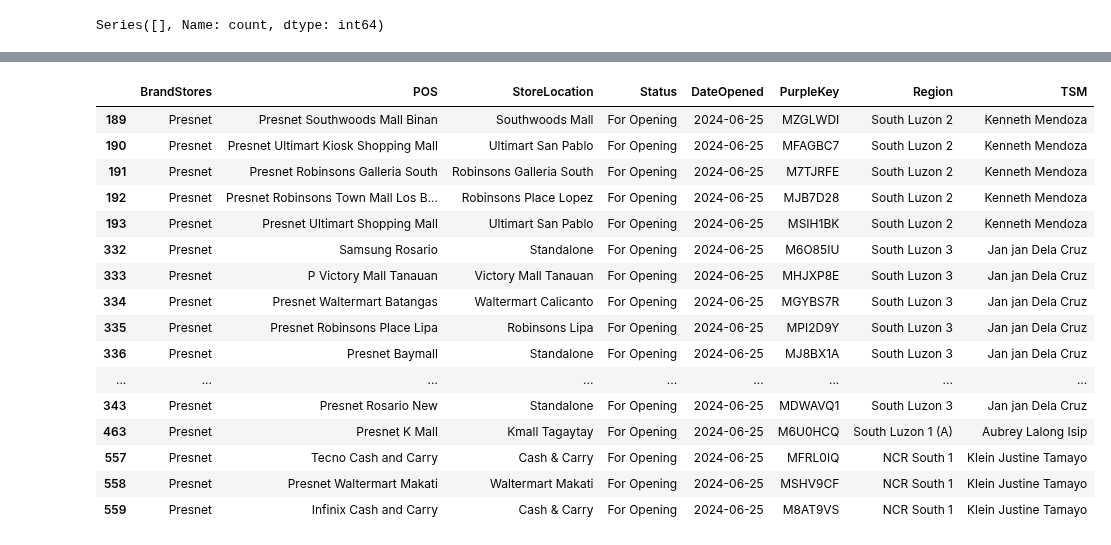
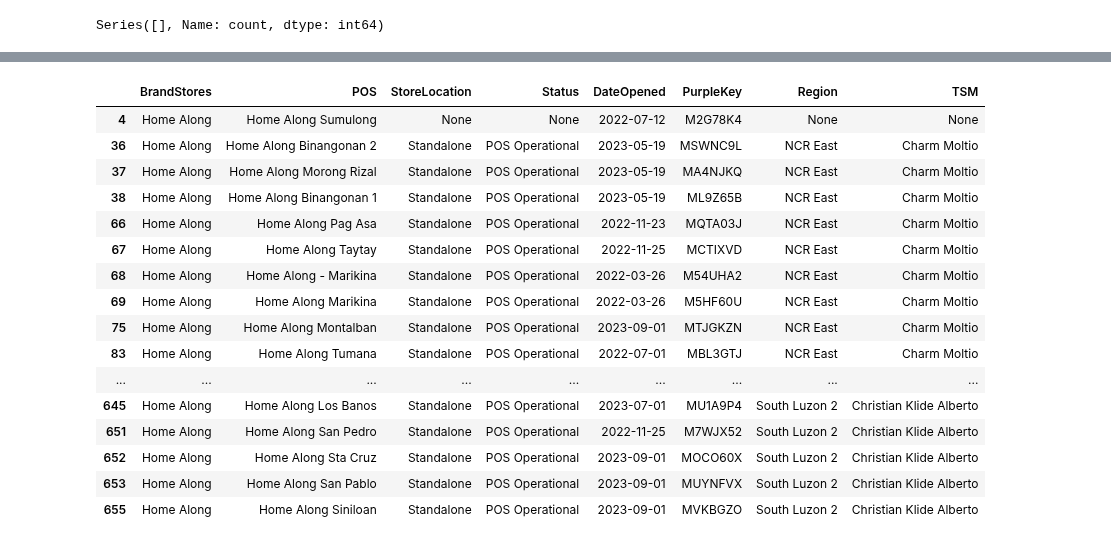
Before and after one commit to dchakroborti-tonik/POS_Addition, a Jupyter notebook: Notebook/Pos_mapping_new.ipynb, the cells around one changed output, grey strips where cells are left out. Saved outputs shown, nothing was run; the diff lists cells and outputs as text; code cells hidden in the pictures.

Commit message:
one pos added for Home Along

```diff
--- a/Notebook/Pos_mapping_new.ipynb
+++ b/Notebook/Pos_mapping_new.ipynb
@@ -431,22 +394,22 @@ df[df['PurpleKey'] =='MED970B']
 # %%
-df[df['BrandStores']=='Presnet']
+df[df['BrandStores']=='Home Along']
 # %% [output]
 |  | BrandStores | POS | StoreLocation | Status | DateOpened | PurpleKey | Region | TSM |
-| 189 | Presnet | Presnet Southwoods Mall Binan | Southwoods Mall | For Opening | 2024-06-25 | MZGLWDI | South Luzon 2 | Kenneth Mendoza |
-| 190 | Presnet | Presnet Ultimart Kiosk Shopping Mall | Ultimart San Pablo | For Opening | 2024-06-25 | MFAGBC7 | South Luzon 2 | Kenneth Mendoza |
-| 191 | Presnet | Presnet Robinsons Galleria South | Robinsons Galleria South | For Opening | 2024-06-25 | M7TJRFE | South Luzon 2 | Kenneth Mendoza |
-| 192 | Presnet | Presnet Robinsons Town Mall Los B... | Robinsons Place Lopez | For Opening | 2024-06-25 | MJB7D28 | South Luzon 2 | Kenneth Mendoza |
-| 193 | Presnet | Presnet Ultimart Shopping Mall | Ultimart San Pablo | For Opening | 2024-06-25 | MSIH1BK | South Luzon 2 | Kenneth Mendoza |
-| 332 | Presnet | Samsung Rosario | Standalone | For Opening | 2024-06-25 | M6O85IU | South Luzon 3 | Jan jan Dela Cruz |
-| 333 | Presnet | P Victory Mall Tanauan | Victory Mall Tanauan | For Opening | 2024-06-25 | MHJXP8E | South Luzon 3 | Jan jan Dela Cruz |
-| 334 | Presnet | Presnet Waltermart Batangas | Waltermart Calicanto | For Opening | 2024-06-25 | MGYBS7R | South Luzon 3 | Jan jan Dela Cruz |
-| 335 | Presnet | Presnet Robinsons Place Lipa | Robinsons Lipa | For Opening | 2024-06-25 | MPI2D9Y | South Luzon 3 | Jan jan Dela Cruz |
-| 336 | Presnet | Presnet Baymall | Standalone | For Opening | 2024-06-25 | MJ8BX1A | South Luzon 3 | Jan jan Dela Cruz |
+| 4 | Home Along | Home Along Sumulong | None | None | 2022-07-12 | M2G78K4 | None | None |
+| 36 | Home Along | Home Along Binangonan 2 | Standalone | POS Operational | 2023-05-19 | MSWNC9L | NCR East | Charm Moltio |
+| 37 | Home Along | Home Along Morong Rizal | Standalone | POS Operational | 2023-05-19 | MA4NJKQ | NCR East | Charm Moltio |
+| 38 | Home Along | Home Along Binangonan 1 | Standalone | POS Operational | 2023-05-19 | ML9Z65B | NCR East | Charm Moltio |
+| 66 | Home Along | Home Along Pag Asa | Standalone | POS Operational | 2022-11-23 | MQTA03J | NCR East | Charm Moltio |
+| 67 | Home Along | Home Along Taytay | Standalone | POS Operational | 2022-11-25 | MCTIXVD | NCR East | Charm Moltio |
+| 68 | Home Along | Home Along - Marikina | Standalone | POS Operational | 2022-03-26 | M54UHA2 | NCR East | Charm Moltio |
+| 69 | Home Along | Home Along Marikina | Standalone | POS Operational | 2022-03-26 | M5HF60U | NCR East | Charm Moltio |
+| 75 | Home Along | Home Along Montalban | Standalone | POS Operational | 2023-09-01 | MTJGKZN | NCR East | Charm Moltio |
+| 83 | Home Along | Home Along Tumana | Standalone | POS Operational | 2022-07-01 | MBL3GTJ | NCR East | Charm Moltio |
 | ... | ... | ... | ... | ... | ... | ... | ... | ... |
-| 343 | Presnet | Presnet Rosario New | Standalone | For Opening | 2024-06-25 | MDWAVQ1 | South Luzon 3 | Jan jan Dela Cruz |
-| 463 | Presnet | Presnet K Mall | Kmall Tagaytay | For Opening | 2024-06-25 | M6U0HCQ | South Luzon 1 (A) | Aubrey Lalong Isip |
-| 557 | Presnet | Tecno Cash and Carry | Cash & Carry | For Opening | 2024-06-25 | MFRL0IQ | NCR South 1 | Klein Justine Tamayo |
-| 558 | Presnet | Presnet Waltermart Makati | Waltermart Makati | For Opening | 2024-06-25 | MSHV9CF | NCR South 1 | Klein Justine Tamayo |
-| 559 | Presnet | Infinix Cash and Carry | Cash & Carry | For Opening | 2024-06-25 | M8AT9VS | NCR South 1 | Klein Justine Tamayo |
+| 645 | Home Along | Home Along Los Banos | Standalone | POS Operational | 2023-07-01 | MU1A9P4 | South Luzon 2 | Christian Klide Alberto |
+| 651 | Home Along | Home Along San Pedro | Standalone | POS Operational | 2022-11-25 | M7WJX52 | South Luzon 2 | Christian Klide Alberto |
+| 652 | Home Along | Home Along Sta Cruz | Standalone | POS Operational | 2023-09-01 | MOCO60X | South Luzon 2 | Christian Klide Alberto |
+| 653 | Home Along | Home Along San Pablo | Standalone | POS Operational | 2023-09-01 | MUYNFVX | South Luzon 2 | Christian Klide Alberto |
+| 655 | Home Along | Home Along Siniloan | Standalone | POS Operational | 2023-09-01 | MVKBGZO | South Luzon 2 | Christian Klide Alberto |
 # %%
 df.to_excel(r"C:\Users\DwaipayanChakroborti\OneDrive - Tonik Financial Pte Ltd\MyStuff\SIL Sales\Shin Nebria\POS_Addition\Data\POS_mapping_data.xlsx", index = False)
```
Also changed, not shown: parts of 28 cells of this notebook, 3 other files.
